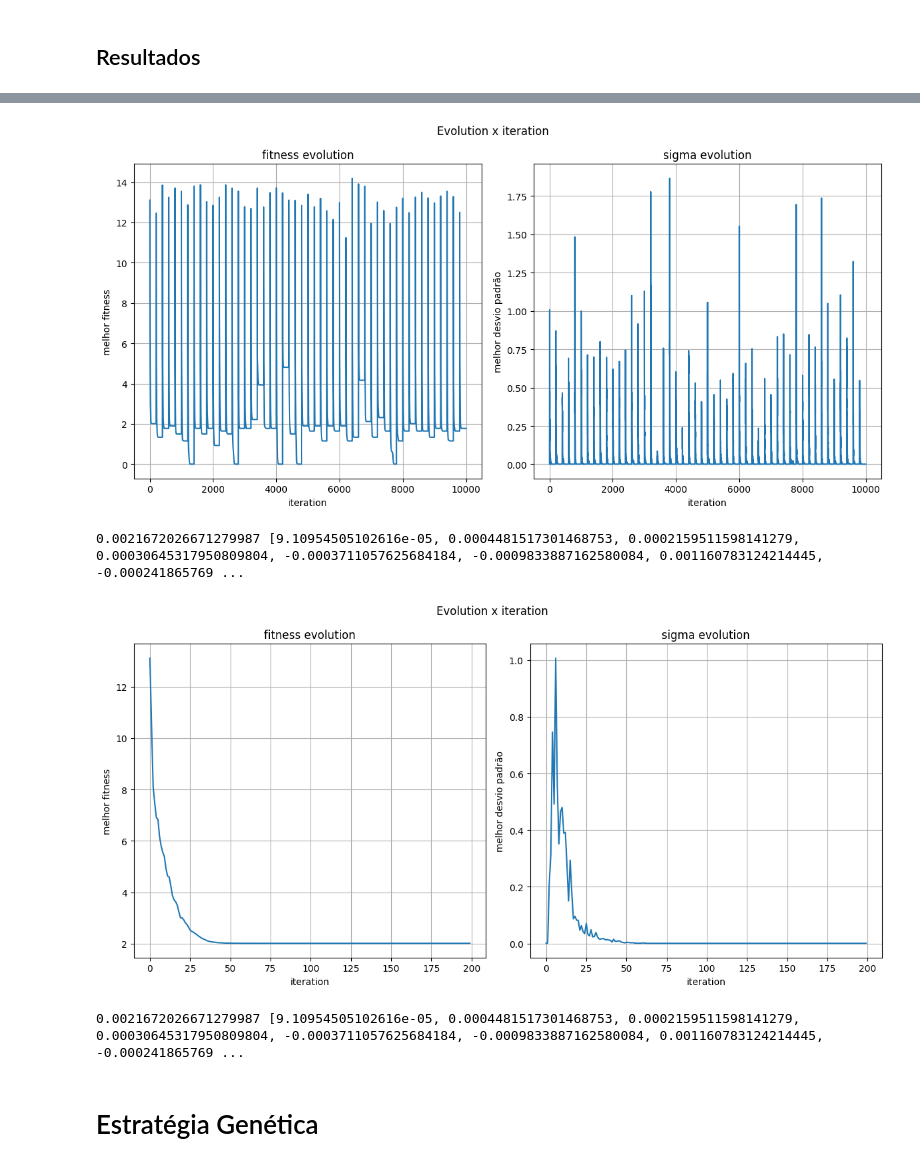
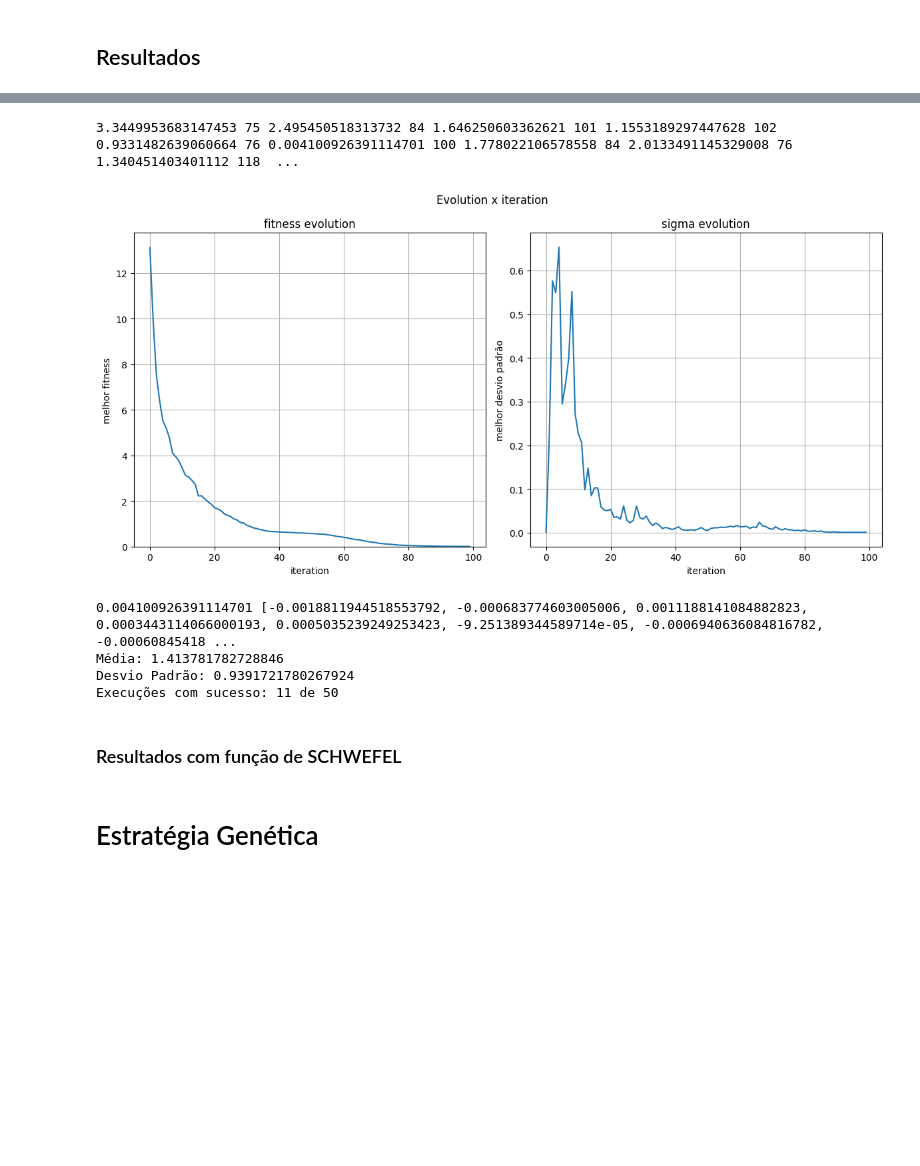
Before and after one commit to vhlk/EEAckleyFunc, a Jupyter notebook: AckleyEE.ipynb, the cells around one changed output, grey strips where cells are left out. Cells and saved outputs as stored; diff of their text form; code cells hidden in the pictures; blank space fills up the shorter version.

```diff
--- a/AckleyEE.ipynb
+++ b/AckleyEE.ipynb
@@ -343,15 +369,15 @@ plot_results(best_fitness, best_solution, bests_fitness[:200], bests_sigma[:200]
 # %%
 FITNESS_FUNC = ackley_funct
 CROSSOVER_FUNC = local_intermediary
 SURV_SELECTION_FUNC = elitist
-POPULACAO = POP_TEST.copy()
 
-best_fitness, best_solution, bests_fitness, bests_sigma, iteration = generate_solution()
+run_executions()
+# %% [output]
+3.3449953683147453 75 2.495450518313732 84 1.646250603362621 101 1.1553189297447628 102 0.9331482639060664 76 0.004100926391114701 100 1.778022106578558 84 2.0133491145329008 76 1.340451403401112 118  ...
+[figure, added]
+0.004100926391114701 [-0.0018811944518553792, -0.000683774603005006, 0.0011188141084882823, 0.0003443114066000193, 0.0005035239249253423, -9.251389344589714e-05, -0.0006940636084816782, -0.00060845418 ...
+Média: 1.413781782728846
+Desvio Padrão: 0.9391721780267924
+Execuções com sucesso: 11 de 50
-# %%
-plot_results(best_fitness, best_solution, bests_fitness, bests_sigma, iteration)
-plot_results(best_fitness, best_solution, bests_fitness[:200], bests_sigma[:200], min(iteration,200))
-# %% [output]
-[figure, removed]
-0.0021672026671279987 [9.10954505102616e-05, 0.0004481517301468753, 0.0002159511598141279, 0.00030645317950809804, -0.0003711057625684184, -0.0009833887162580084, 0.001160783124214445, -0.000241865769 ...
-[figure, removed]
-0.0021672026671279987 [9.10954505102616e-05, 0.0004481517301468753, 0.0002159511598141279, 0.00030645317950809804, -0.0003711057625684184, -0.0009833887162580084, 0.001160783124214445, -0.000241865769 ...
+# %% [markdown]
+### Resultados com função de SCHWEFEL
```
Also changed, not shown: parts of 25 cells of this notebook.
